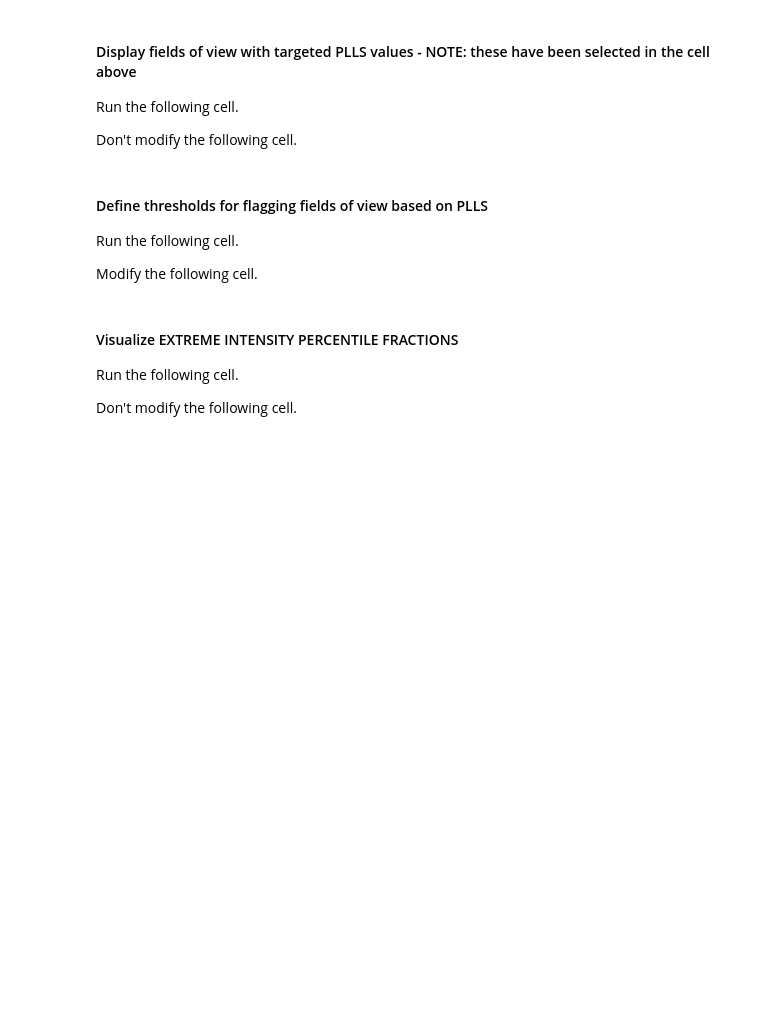
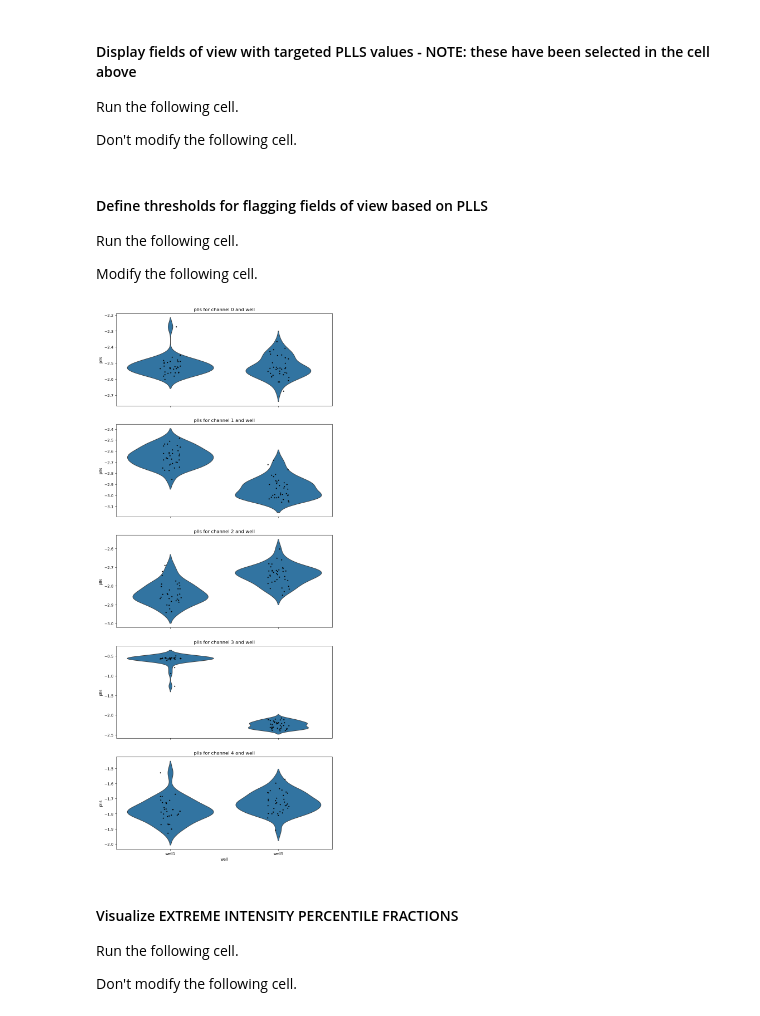
Before and after one commit to IDIP-Platform/ACID, a Jupyter notebook: part3_control_image_quality.ipynb, the cells around one changed output. Saved outputs shown, nothing was run; the diff lists cells and outputs as text; code cells hidden in the pictures; blank space fills up the shorter version.

Commit message:
plot qc per condition

```diff
--- a/part3_control_image_quality.ipynb
+++ b/part3_control_image_quality.ipynb
@@ -40,16 +40,16 @@ Some parts of the following cell should be modified. The parts NOT to modify are
 # %%
 # indicate the path to the directory storing the metadata file - NOTE: this is expected to be the metadata_df saved
 # from part1 notebook
-metadata_directory = r"Z:\AlessandroUlivi_Data\projects\ACID\data\proc\proc_metadata"
-# metadata_directory = r"C:\Users\aless\OneDrive\Desktop\Ale\lab\CIID_IDIP\projects\ACID\data\proc\proc_metadata"
+# metadata_directory = r"Z:\AlessandroUlivi_Data\projects\ACID\data\proc\proc_metadata"
+metadata_directory = r"C:\Users\aless\OneDrive\Desktop\Ale\lab\CIID_IDIP\projects\ACID\data\proc\proc_metadata"
 
 # indicate the path to the directory storing the fields of view
 fov_directory = r"Z:\AlessandroUlivi_Data\projects\ACID\data\proc\fov"
-# fov_directory = r"C:\Users\aless\OneDrive\Desktop\Ale\lab\CIID_IDIP\projects\ACID\data\proc\fov"
+fov_directory = r"C:\Users\aless\OneDrive\Desktop\Ale\lab\CIID_IDIP\projects\ACID\data\proc\fov"
 
 ## # indicate the path to the directory where outputs will be saved
 ## output_directory = r"Z:\AlessandroUlivi_Data\projects\ACID\develop\260109_QCs"
-## output_directory = r"C:\Users\aless\OneDrive\Desktop\Ale\lab\CIID_IDIP\projects\ACID\develop\260108_QCs"
+output_directory = r"C:\Users\aless\OneDrive\Desktop\Ale\lab\CIID_IDIP\projects\ACID\develop\260108_QCs"
 
 
 # name of the metadata file - NOTE: this is expected to be the metadata_df saved
@@ -63,7 +63,8 @@ fov_directory = r"Z:\AlessandroUlivi_Data\projects\ACID\data\proc\fov"
 # By default, the timestap of the last file modification is used. As an alternative it is possible to use the
 # date saved in the name (change below parameter metadata_from_file_name to True -
 # see utils.get_defaults.default_file_name documentation).
-metadata_file_name = "default"
+# metadata_file_name = "default"
+metadata_file_name = "20251205_ACID_metadata_part_2.csv"
 
 
 # ""--- --- --- DON'T MODIFY THE FOLLOWING LINES --- --- ---"
@@ -144,6 +145,20 @@ top_perc_fract_column_name = "top_percentile_fraction"
 # mean over std column name
 mean_over_std_column_name = "mean_over_std"
 
+# --- parameters for quality control visualization ---
+# well column name for quality control visualization
+well_clm = "well"
+
+# experiment column name for quality control visualization
+experiment_clm = "experiment"
+
+# column name for the x-axis in quality control plots per well
+qc_well_x_axis_column_name = "well"
+
+# column name for the x-axis in quality control plots per experiment
+qc_experiment_x_axis_column_name = "experiment"
+
+
 
 # --- parameters for metadata dataframe updating ---
 # channel separator used when saving multiple channel measurements into single dataframe columns
@@ -561,6 +574,17 @@ plls_lowpass_thresholds = [-1.7,-0.4,-0.4,-0.4,-0.4]
 
 # enter one threshold per channel - fields of view with values below this threshold will be flagged
 plls_highpass_thresholds = [-3.5,-3.5,-3.5,-2.5,-3]
+# %%
+fig_1, ax_1 = plt.subplots(num_channels, 1,figsize=(10,5*num_channels), sharex=True, sharey=False)
+
+plot_qc_by_channel_condition(metadata_df=metadata_df,
+                             qc_clm=plls_column_name,
+                             condition_clm=well_clm,
+                             ax=ax_1,
+                             num_channels=num_channels,
+                             ch_measurement_separator=ch_measurement_separator)
+# %% [output]
+[figure, added]
 # %% [markdown]
 #### Visualize EXTREME INTENSITY PERCENTILE FRACTIONS
 
```
Also changed, not shown: parts of 7 cells of this notebook, 2 other files.
